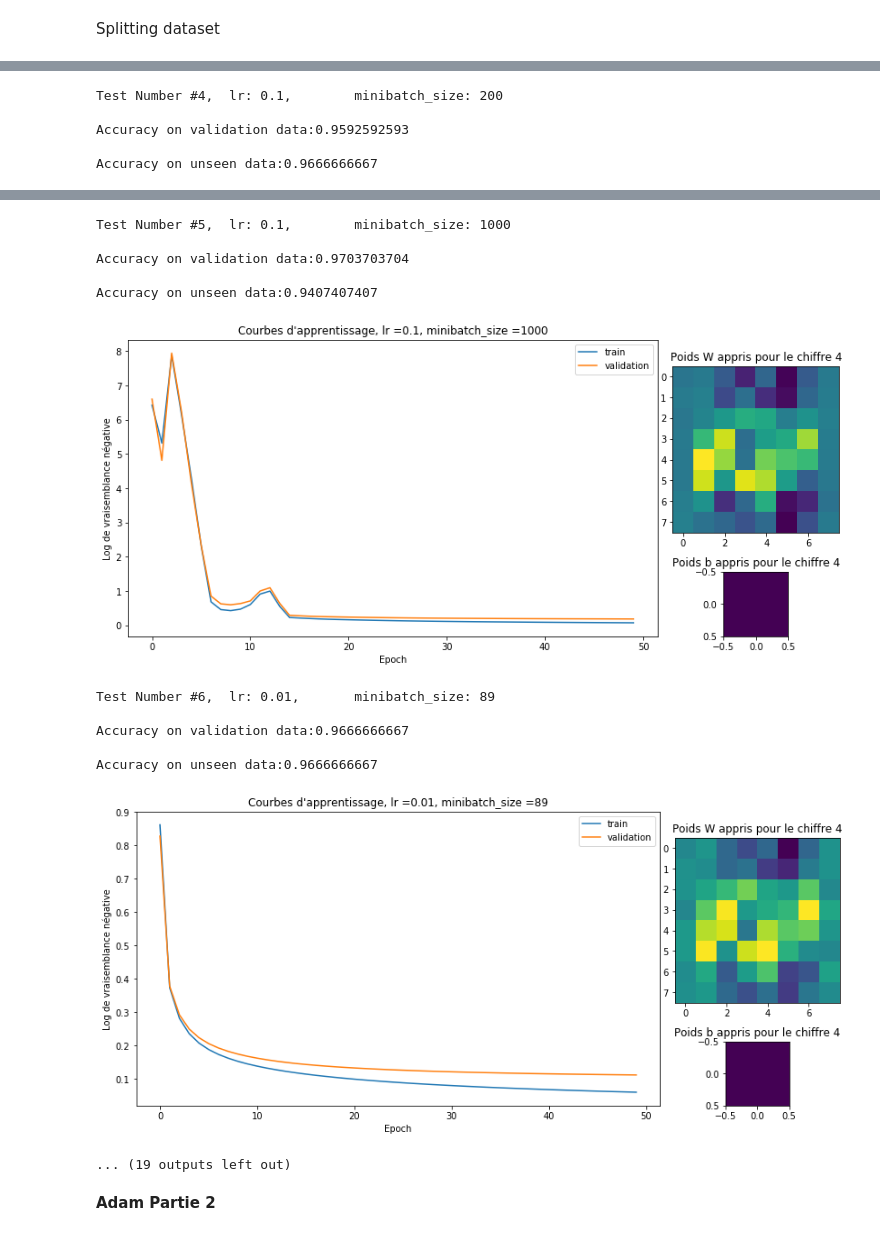
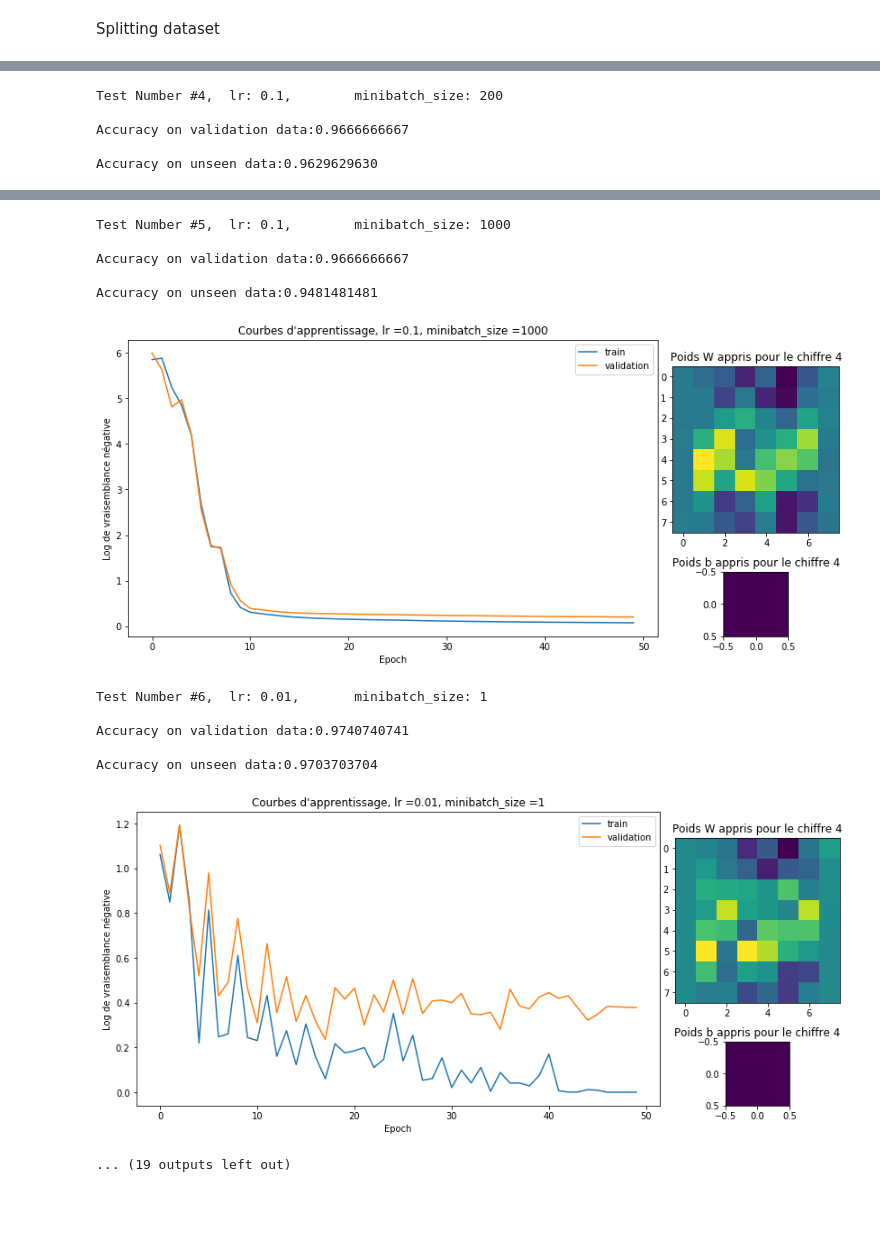
Before and after one commit to KacemKhaled/INF8225, a Jupyter notebook: TP1/TP1_Kacem_KHALED.ipynb, the cells around one changed output, grey strips where cells are left out. Cells and saved outputs as stored; diff of their text form; code cells hidden in the pictures; blank space fills up the shorter version.

```diff
--- a/TP1/TP1_Kacem_KHALED.ipynb
+++ b/TP1/TP1_Kacem_KHALED.ipynb
@@ -177,9 +296,7 @@ def get_accuracy(X, y, W):
 
 
 def get_grads(y, y_pred, X):
-    #return ( y.T - y_pred.T ) @ X # y.T @ X - y_pred.T @ X
-    #return np.matmul(y, X.T) - np.matmul(y_pred, X.T)
-    return (1/len(y)) * np.dot( (y- y_pred).T, X)
+    return (1/len(y)) * np.dot((y_pred - y).T, X)
 
 
 def get_loss(y, y_pred):
@@ -189,10 +306,10 @@ def get_loss(y, y_pred):
 
 def fit(X_train,y_train,lr,minibatch_size):
     # generate matrix of weights
-    W = np.random.normal(0, 0.01, (len(np.unique(y)), X.shape[1]))  # weights of shape KxL
+    #W = np.random.normal(0, 0.01, (len(np.unique(y)), X.shape[1]))  # weights of shape KxL
     Theta = np.random.normal(0, 0.01, (len(np.unique(y)), X.shape[1]+1))  # weights of shape KxL+1
 
-    best_W = None
+    #best_W = None
     best_theta = None
     best_accuracy = 0
     nb_epochs = 50
@@ -202,10 +319,7 @@ def fit(X_train,y_train,lr,minibatch_size):
     for epoch in range(nb_epochs):
         loss = 0
         accuracy = 0
-        grads = []
-        #X_prime=np.append(X_train,[1])
-        #Theta=np.append(W, np.ones((10,1)), axis=1)#Theta=[W b] de dimension (10,65)
-        #prob_act=softmax(np.dot(Theta,X_prime),axis=0)#y_pred
+
         for i in range(0, X_train.shape[0], minibatch_size):
             X_train_mini = X_train[i:i + minibatch_size] if (i + minibatch_size < X_train.shape[0]) \
                 else X_train[i:X_train.shape[0]]
@@ -213,48 +327,55 @@ def fit(X_train,y_train,lr,minibatch_size):
                 else y_train[i:X_train.shape[0]]
             # feedforward
             y_pred = softmax(np.dot(X_train_mini, Theta.T)) # (y_train_mini * Theta * X_train_mini.T)
-            Theta = Theta + lr * get_grads(y_train_mini, y_pred, X_train_mini)
-            #W = W + lr * get_grads(y_train_mini, y_pred, X_train_mini)
+            Theta = Theta - lr * get_grads(y_train_mini, y_pred, X_train_mini)
+
         # compute the loss on the train set
         loss = get_loss(y_train, softmax(np.dot(X_train, Theta.T)))
         losses_train.append(loss)
+
         # compute the loss on the validation set
         loss = get_loss(y_validation,softmax(np.dot(X_validation, Theta.T)))
         losses_val.append(loss)
+
         # compute the accuracy on the validation set
         accuracy = get_accuracy(X_validation,y_validation,Theta)
         accuracies.append(accuracy)
+
         if accuracy > best_accuracy:
             # select the best parameters based on the validation accuracy
             best_accuracy = accuracy
-            best_W = W
             best_theta = Theta
+
     accuracy_on_unseen_data = get_accuracy(X_test, y_test, best_theta) # get_accuracy(X_test, y_test, best_W)
     print("Accuracy on validation data:{:.10f}\n".format(best_accuracy))
     print("Accuracy on unseen data:{:.10f}\n".format(accuracy_on_unseen_data)) # 0.897506925208
-    return losses_train,losses_val, best_theta, best_accuracy
+    return losses_train,losses_val, best_theta, best_accuracy, accuracy_on_unseen_data
 # %%
 #lr = 0.001
 #minibatch_size = len(y) // 20
 test_nb = 0
 
 chosen_accuracy = 0
+chosen_test_accuracy = 0
 
 lrs = [0.1, 0.01, 0.001]
-minibatch_sizes = [len(y) // 20, 1, 20, 200, 1000]
+minibatch_sizes = [1, 20, len(y) // 20,  200, 1000]
 for lr in lrs:
   for minibatch_size in minibatch_sizes:
     test_nb += 1
     print("Test Number #{},\t lr: {},\t minibatch_size: {}\n".format(test_nb,lr,minibatch_size))
     plt.figure(lrs.index(lr),figsize = (14,6))
     gridspec.GridSpec(4,8)
-    losses_train, losses_val, best_theta, best_accuracy = fit(X_train,y_train,lr,minibatch_size)
+    losses_train, losses_val, best_theta, best_accuracy, accuracy_on_unseen_data = fit(X_train,y_train,lr,minibatch_size)
 
     if best_accuracy > chosen_accuracy:
       chosen_accuracy = best_accuracy
+      chosen_test_accuracy = accuracy_on_unseen_data
       chosen_test = test_nb
       chosen_lr = lr
       chosen_minibatch_size = minibatch_size
+      chosen_losses_train = losses_train
+      chosen_losses_val = losses_val
 
     best_W = best_theta[:,:64]
     best_b = best_theta[:,64:]
@@ -276,8 +397,9 @@ for lr in lrs:
     ax3.set_title('Poids b appris pour le chiffre 4')
 
     plt.show()
-print('\n\nChosen Test #{}\n\
-Chosen Accuracy = {:.10f}\n\
+print('\n\nChosen Test #{} based on the best accuracy on validation data\n\
+Accuracy on Validation data= {:.10f}\n\
+Accuracy on Test data= {:.10f}\n\
 Chosen learning rate = {}\n\
-Chosen minibatch size = {}\n'.format(chosen_test,chosen_accuracy,chosen_lr,chosen_minibatch_size))
+Chosen minibatch size = {}\n'.format(chosen_test,chosen_accuracy,chosen_test_accuracy,chosen_lr,chosen_minibatch_size))
 # %% [output]
@@ -302,5 +424,5 @@ Accuracy on unseen data:0.9518518519
 Test Number #4,  lr: 0.1,        minibatch_size: 200
 
-Accuracy on validation data:0.9592592593
+Accuracy on validation data:0.9666666667
 
-Accuracy on unseen data:0.9666666667
+Accuracy on unseen data:0.9629629630
@@ -308,15 +430,13 @@ Accuracy on unseen data:0.9666666667
 Test Number #5,  lr: 0.1,        minibatch_size: 1000
 
-Accuracy on validation data:0.9703703704
+Accuracy on validation data:0.9666666667
 
-Accuracy on unseen data:0.9407407407
+Accuracy on unseen data:0.9481481481
-[figure, old version]
+[figure, new version]
-Test Number #6,  lr: 0.01,       minibatch_size: 89
+Test Number #6,  lr: 0.01,       minibatch_size: 1
 
-Accuracy on validation data:0.9666666667
+Accuracy on validation data:0.9740740741
 
-Accuracy on unseen data:0.9666666667
+Accuracy on unseen data:0.9703703704
-[figure, old version]
+[figure, new version]
 ... (19 outputs left out)
-# %% [markdown]
-**Adam Partie 2**
```
Also changed, not shown: parts of 25 cells of this notebook, 4 other files.
